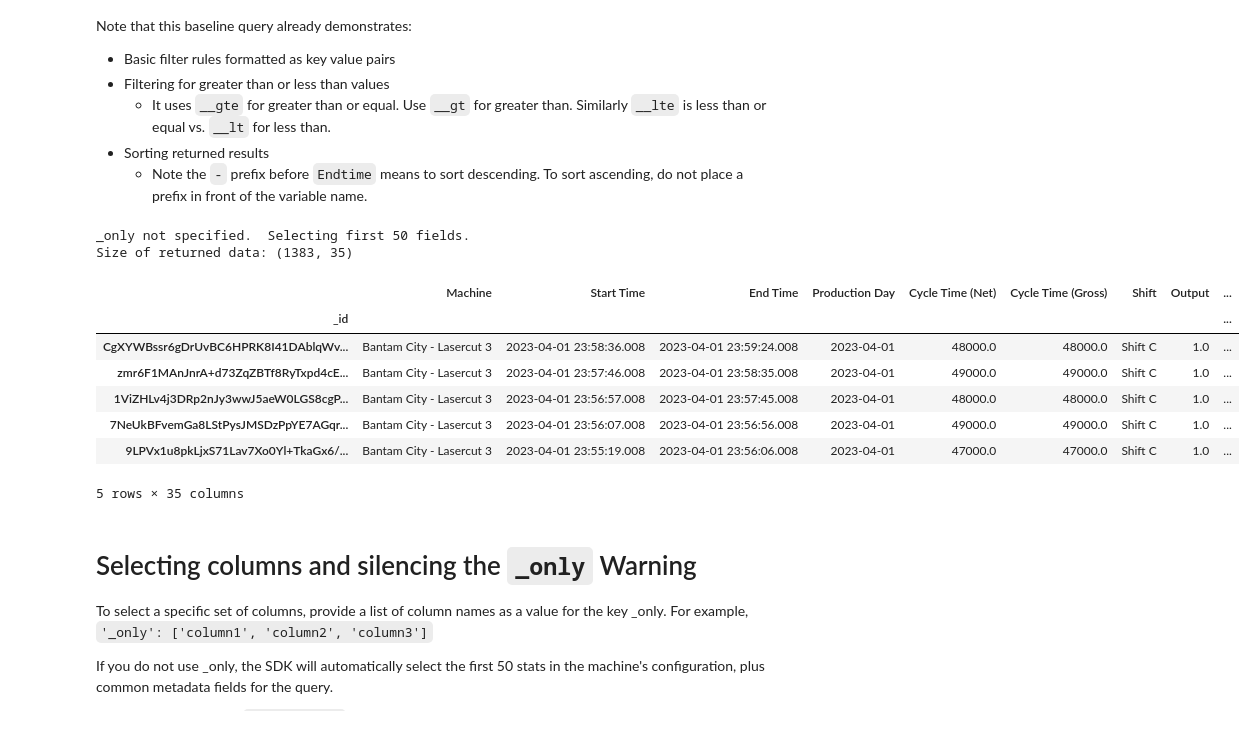
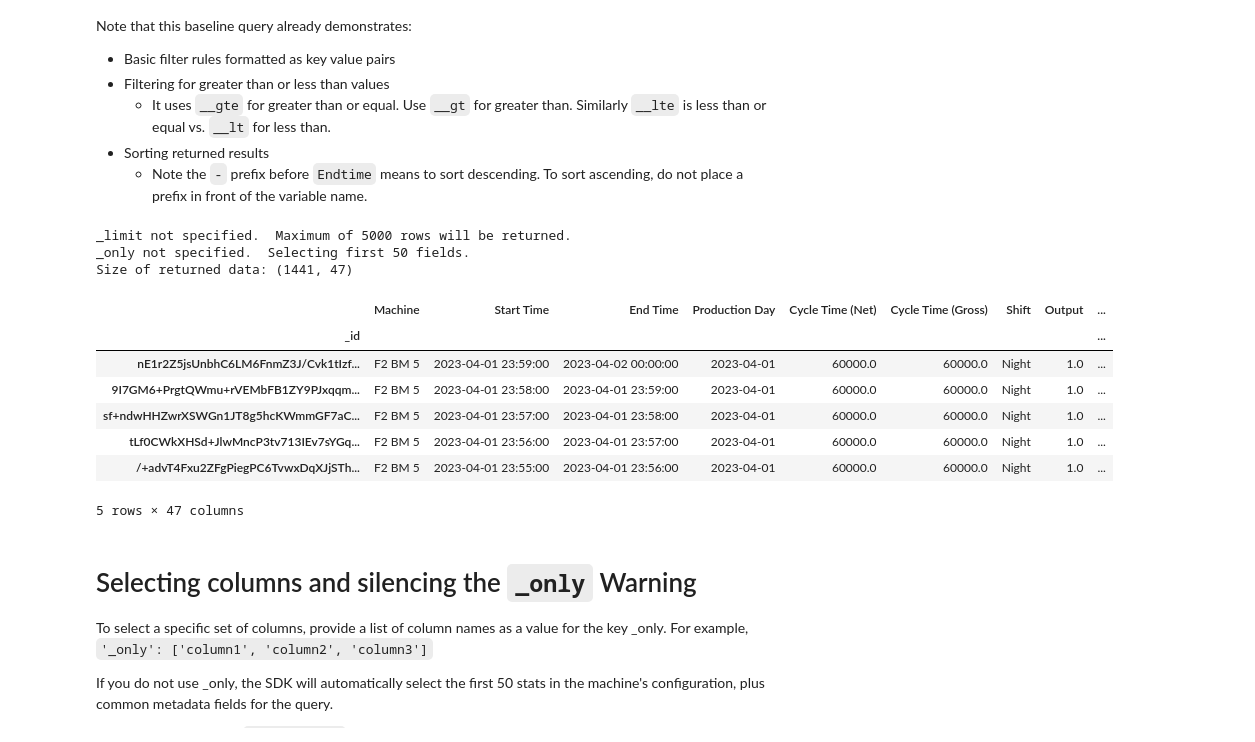
Before and after one commit to sightmachine/sightmachine-sdk, a Jupyter notebook: examples/Query Examples.ipynb, the cells around one changed output. Cells and saved outputs as stored; diff of their text form; code cells hidden in the pictures.

```diff
--- a/examples/Query Examples.ipynb
+++ b/examples/Query Examples.ipynb
@@ -28,7 +40,7 @@ Cycles are the core data set in the SM Platform.  Cycles represent a unit of wor
 Each cycle is associate with a Machine and a range of time.  Each Machine has a machine type which determines the data schema.  So to query for cycle data, the first step is to lookup the machine type and then to lookup the specific machine(s) of that type.
 # %%
 # list machines of a specific type
-machine_type = types[2]
+machine_type = types[0]
 machines = cli.get_machine_names(source_type=machine_type)
 machines
 # %% [output]
@@ -93,25 +108,26 @@ Note that this baseline query already demonstrates:
 - Sorting returned results
     - Note the `-` prefix before `Endtime` means to sort descending.  To sort ascending, do not place a prefix in front of the variable name.
 # %%
-query = {'Machine': machines[5],
+query = {'Machine': machines[0],
          'End Time__gte' : datetime(2023, 4, 1),
          'End Time__lte' : datetime(2023, 4, 2),
          '_order_by': '-End Time'}
 df = cli.get_cycles(**query)
 
 print(f'Size of returned data: {df.shape}')
 df.head()
 # %% [output]
+_limit not specified.  Maximum of 5000 rows will be returned.
 _only not specified.  Selecting first 50 fields.
-Size of returned data: (1383, 35)
+Size of returned data: (1441, 47)
 |  | Machine | Start Time | End Time | Production Day | Cycle Time (Net) | Cycle Time (Gross) | Shift | Output | ... |
 | _id |  |  |  |  |  |  |  |  | ... |
-| CgXYWBssr6gDrUvBC6HPRK8I41DAblqWv... | Bantam City - Lasercut 3 | 2023-04-01 23:58:36.008 | 2023-04-01 23:59:24.008 | 2023-04-01 | 48000.0 | 48000.0 | Shift C | 1.0 | ... |
-| zmr6F1MAnJnrA+d73ZqZBTf8RyTxpd4cE... | Bantam City - Lasercut 3 | 2023-04-01 23:57:46.008 | 2023-04-01 23:58:35.008 | 2023-04-01 | 49000.0 | 49000.0 | Shift C | 1.0 | ... |
-| 1ViZHLv4j3DRp2nJy3wwJ5aeW0LGS8cgP... | Bantam City - Lasercut 3 | 2023-04-01 23:56:57.008 | 2023-04-01 23:57:45.008 | 2023-04-01 | 48000.0 | 48000.0 | Shift C | 1.0 | ... |
-| 7NeUkBFvemGa8LStPysJMSDzPpYE7AGqr... | Bantam City - Lasercut 3 | 2023-04-01 23:56:07.008 | 2023-04-01 23:56:56.008 | 2023-04-01 | 49000.0 | 49000.0 | Shift C | 1.0 | ... |
-| 9LPVx1u8pkLjxS71Lav7Xo0Yl+TkaGx6/... | Bantam City - Lasercut 3 | 2023-04-01 23:55:19.008 | 2023-04-01 23:56:06.008 | 2023-04-01 | 47000.0 | 47000.0 | Shift C | 1.0 | ... |
+| nE1r2Z5jsUnbhC6LM6FnmZ3J/Cvk1tIzf... | F2 BM 5 | 2023-04-01 23:59:00 | 2023-04-02 00:00:00 | 2023-04-01 | 60000.0 | 60000.0 | Night | 1.0 | ... |
+| 9I7GM6+PrgtQWmu+rVEMbFB1ZY9PJxqqm... | F2 BM 5 | 2023-04-01 23:58:00 | 2023-04-01 23:59:00 | 2023-04-01 | 60000.0 | 60000.0 | Night | 1.0 | ... |
+| sf+ndwHHZwrXSWGn1JT8g5hcKWmmGF7aC... | F2 BM 5 | 2023-04-01 23:57:00 | 2023-04-01 23:58:00 | 2023-04-01 | 60000.0 | 60000.0 | Night | 1.0 | ... |
+| tLf0CWkXHSd+JlwMncP3tv713IEv7sYGq... | F2 BM 5 | 2023-04-01 23:56:00 | 2023-04-01 23:57:00 | 2023-04-01 | 60000.0 | 60000.0 | Night | 1.0 | ... |
+| /+advT4Fxu2ZFgPiegPC6TvwxDqXJjSTh... | F2 BM 5 | 2023-04-01 23:55:00 | 2023-04-01 23:56:00 | 2023-04-01 | 60000.0 | 60000.0 | Night | 1.0 | ... |
-5 rows × 35 columns
+5 rows × 47 columns
 # %% [markdown]
 # Selecting columns and silencing the `_only` Warning
 
```
Also changed, not shown: parts of 19 cells of this notebook.
